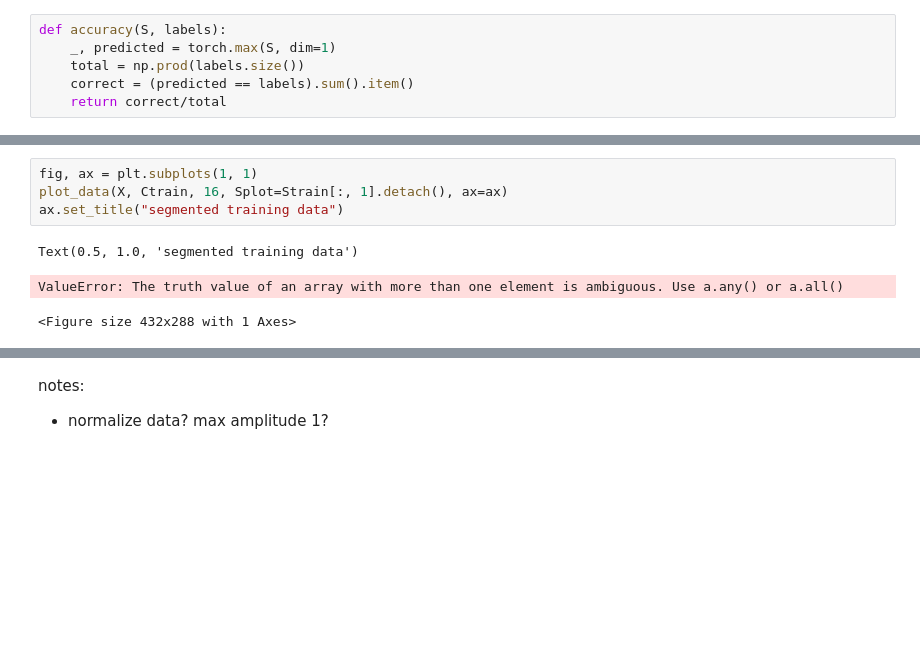
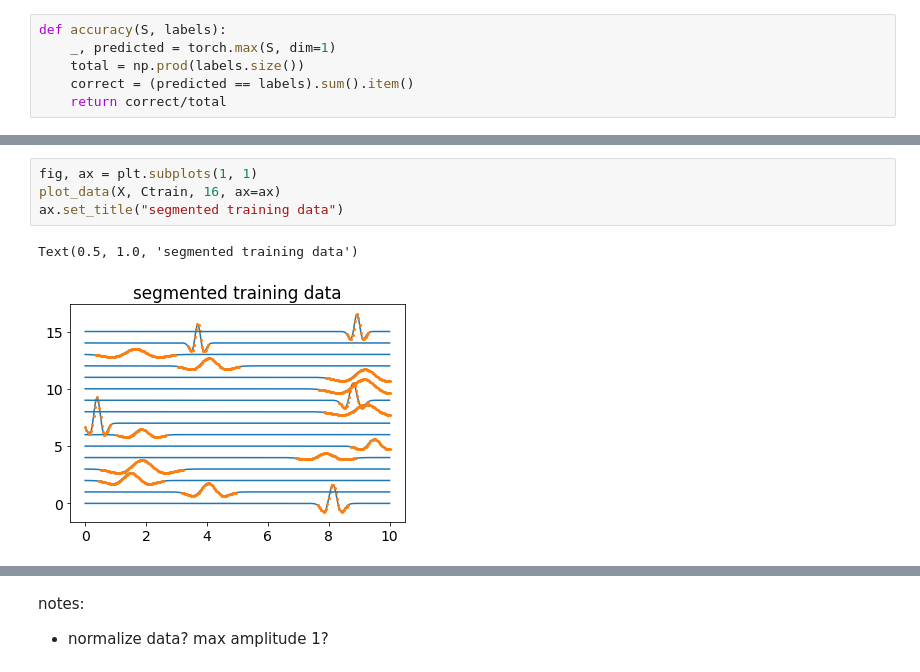
Before and after one commit to lheagy/ml-notebooks, a Jupyter notebook: simple-segmenting-signal.ipynb, the cells around one changed output, grey strips where cells are left out. Drawn from its saved outputs; the diff is of its cells as text; blank space fills up the shorter version.

Commit message:
update plots

```diff
--- a/simple-segmenting-signal.ipynb
+++ b/simple-segmenting-signal.ipynb
@@ -296,11 +296,10 @@ test accuracy    : 0.9837
 # %%
 fig, ax = plt.subplots(1, 1)
-plot_data(X, Ctrain, 16, Splot=Strain[:, 1].detach(), ax=ax)
+plot_data(X, Ctrain, 16, ax=ax)
 ax.set_title("segmented training data")
 # %% [output]
 Text(0.5, 1.0, 'segmented training data')
-ValueError: The truth value of an array with more than one element is ambiguous. Use a.any() or a.all()
-<Figure size 432x288 with 1 Axes>
+[figure, added]
 # %%
 fig, ax = plt.subplots(1, 1)
 plot_data(X_valid, Cval, 16, ax=ax)
```
Also changed, not shown: parts of 7 cells of this notebook.
